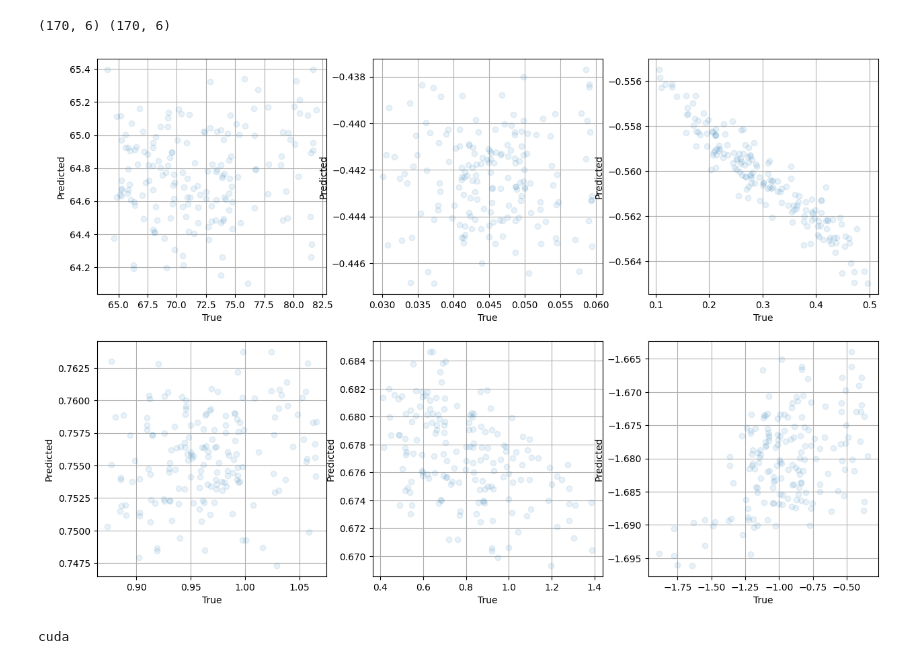
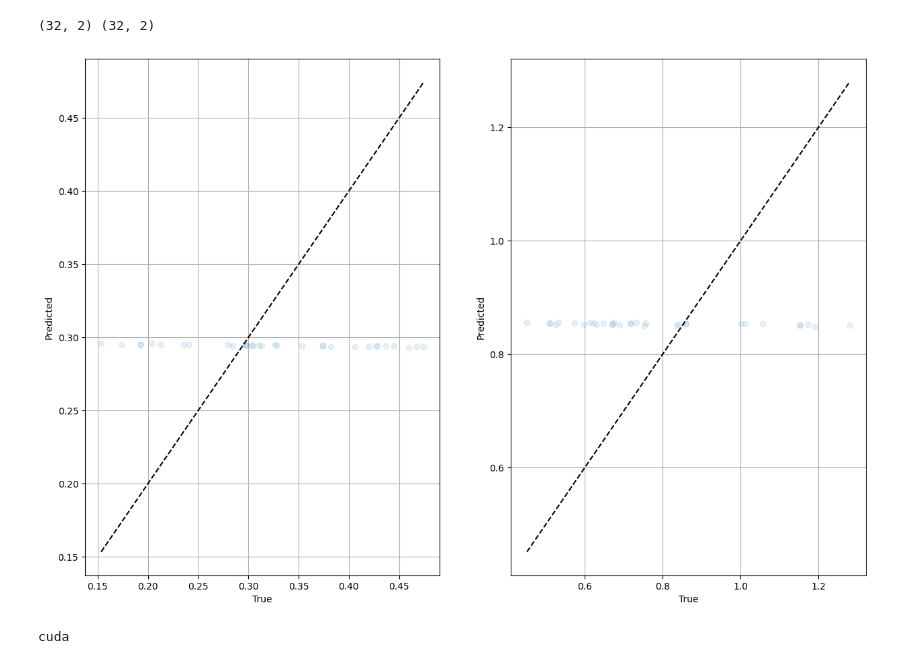
Before and after one commit to shubhagrawal30/graphs_weak_lensing, a Jupyter notebook: notebooks/pyg.ipynb, the cells around one changed output. Drawn from its saved outputs; the diff is of its cells as text; code cells hidden in the pictures.

```diff
--- a/notebooks/pyg.ipynb
+++ b/notebooks/pyg.ipynb
@@ -19,11 +22,11 @@ dataset = Patches(dataset_name)
 # %%
 from torch_geometric.loader import DataLoader
 
-train_dataset = dataset[:int(len(dataset) * 0.01)]
-test_dataset = dataset[int(len(dataset) * 0.999):]
+train_dataset = dataset[:int(len(dataset) * 0.001)]
+test_dataset = dataset[int(len(dataset) * 0.9999):]
 
 print(len(train_dataset), len(test_dataset))
-batch_size = 2 ** 7
+batch_size = 2 ** 5
 print(batch_size, len(train_dataset) / batch_size)
 
 train_dataloader = DataLoader(train_dataset, batch_size=batch_size, shuffle=False)
@@ -40,7 +43,7 @@ true = np.array([])
 for i, data in enumerate(train_dataloader):
     true = np.append(true, data.y.numpy())
 
-true = true.reshape(-1, 6)
+true = true.reshape(-1, 6)[:,indices]
 print(true.shape)
 
 scaler = scaler.fit(true)
@@ -60,24 +63,21 @@ class GCN(torch.nn.Module):
         self.conv1 = GCNConv(dataset.num_node_features, hidden_channels)
         self.conv2 = GCNConv(hidden_channels, hidden_channels)
         self.conv3 = GCNConv(hidden_channels, hidden_channels)
-        self.lin = Linear(hidden_channels, len(dataset[0].y))
+        self.lin = Linear(hidden_channels, 2)
 
     def forward(self, x, edge_index, batch):
         # 1. Obtain node embeddings
         x = self.conv1(x, edge_index)
-        x = x.relu()
+        x = x.tanh()
         x = self.conv2(x, edge_index)
-        x = x.relu()
+        x = x.tanh()
         x = self.conv3(x, edge_index)
 
         # 2. Readout layer
         x = global_mean_pool(x, batch)  # [batch_size, hidden_channels]
 
         # 3. Apply a final classifier
-        x = F.dropout(x, p=0.5, training=self.training)
+        # x = F.dropout(x, p=0.5, training=self.training)
         x = self.lin(x)
 
         return x
-
-model = GCN(hidden_channels=64)
-print(model)
@@ -132,30 +145,35 @@ Error:
 import matplotlib.pyplot as plt
 import numpy as np
 
+out, true = np.array([]), np.array([])
+loader = train_dataloader
+
 model.eval()
-out, true = np.array([]), np.array([])
-for data in test_dataloader:
-    out = scaler.inverse_transform(np.append(out, model(data.x, data.edge_index, data.batch).detach().numpy()))
+for data in loader:
+    out = np.append(out, scaler.inverse_transform(model(data.x, data.edge_index, data.batch).detach().numpy()))
     true = np.append(true, data.y.detach().numpy())
     del data
     gc.collect()
+    break
 
-out = out.reshape(-1, 6)
-true = true.reshape(-1, 6)
+out = out.reshape(-1, 2)
+true = true.reshape(-1, 6)[:, indices]
 print(out.shape, true.shape)
 # %% [output]
-(170, 6) (170, 6)
+(32, 2) (32, 2)
 # %%
-fig, axs = plt.subplots(2, 3, figsize=(15, 10))
+fig, axs = plt.subplots(1, 2, figsize=(15, 10))
 for ind, ax in enumerate(axs.flatten()):
     ax.plot(true[:, ind], out[:, ind], "o", alpha=0.1)
     ax.set_xlabel("True")
     ax.set_ylabel("Predicted")
     ax.grid()
+    ax.plot([np.min(true[:, ind]), np.max(true[:, ind])], \
+            [np.min(true[:, ind]), np.max(true[:, ind])], "k--")
 plt.show()
 plt.close()
 # %% [output]
-[figure, old version]
+[figure, new version]
 # %%
 import torch
 device = torch.device('cuda' if torch.cuda.is_available() else 'cpu')
```
Also changed, not shown: parts of 6 cells of this notebook, 3 other files.
